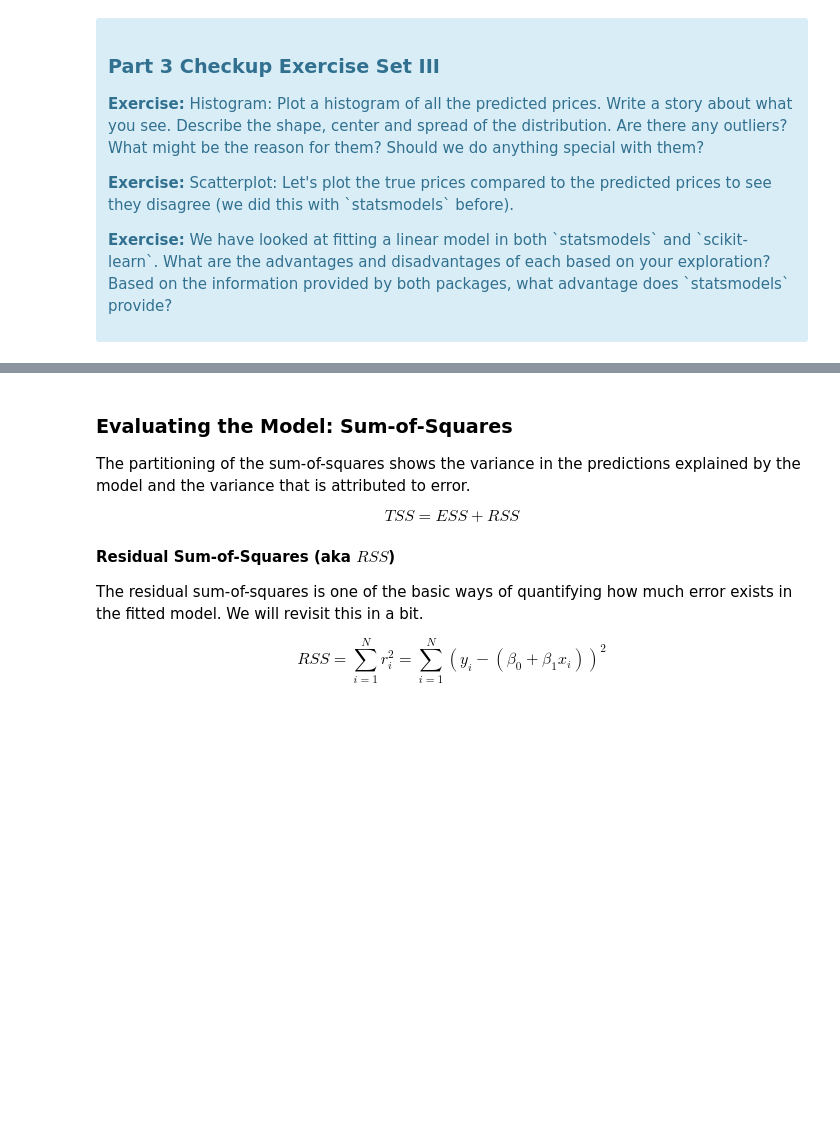
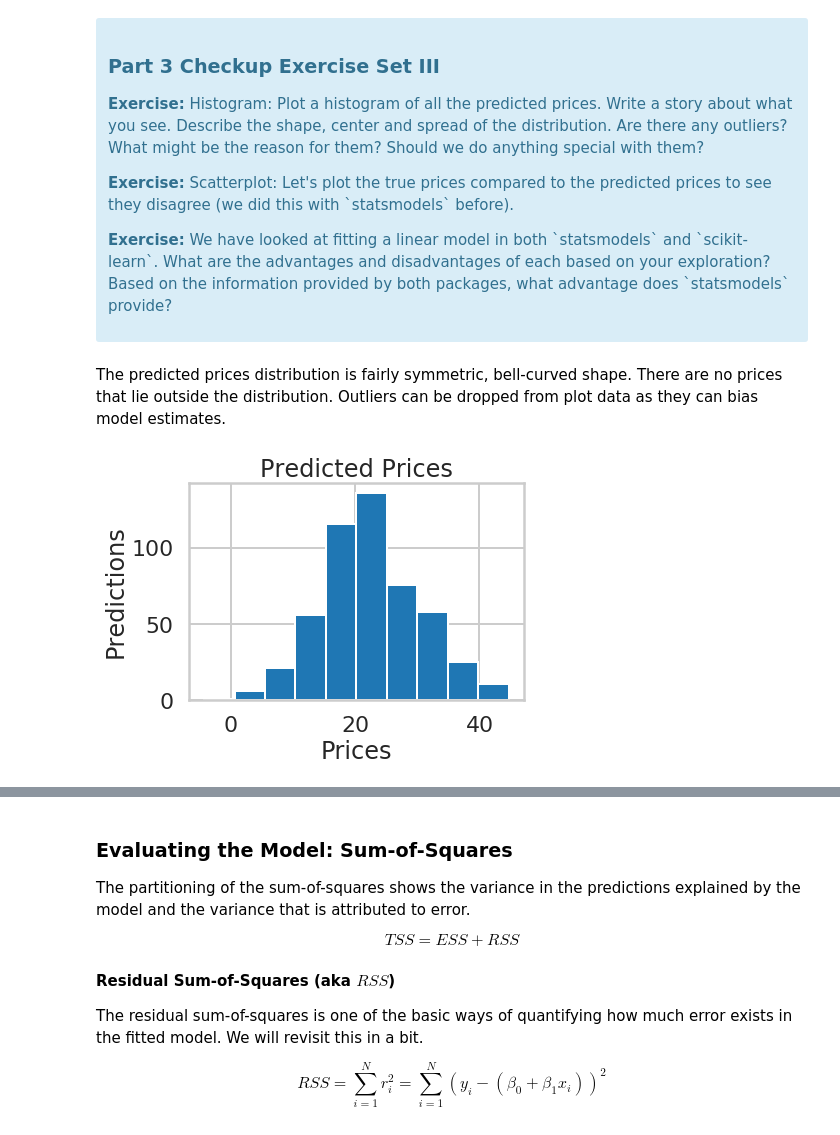
Before and after one commit to laurenalexandra999/boston-housing, a Jupyter notebook: linear_regression_housing.ipynb, the cells around one changed output, grey strips where cells are left out. Cells and saved outputs as stored; diff of their text form; code cells hidden in the pictures; blank space fills up the shorter version.

```diff
--- a/linear_regression_housing.ipynb
+++ b/linear_regression_housing.ipynb
@@ -549,0 +573,10 @@ lm.predict(X)[0:5]
+# %% [markdown]
+The predicted prices distribution is fairly symmetric, bell-curved shape. There are no prices that lie outside the distribution. Outliers can be dropped from plot data as they can bias model estimates.
+# %%
+plt.hist(lm.predict(X))
+plt.title("Predicted Prices")
+plt.xlabel("Prices")
+plt.ylabel("Predictions")
+plt.show()
+# %% [output]
+[figure, added]
```
Also changed, not shown: parts of 45 cells of this notebook.
